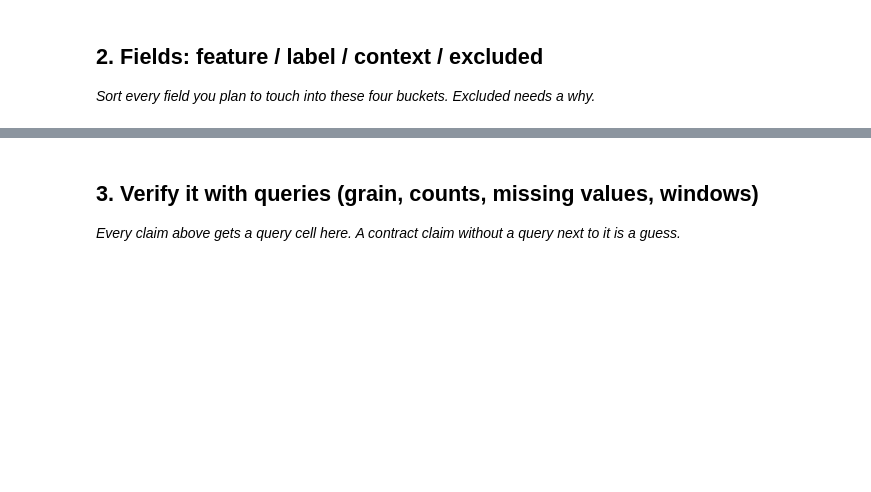
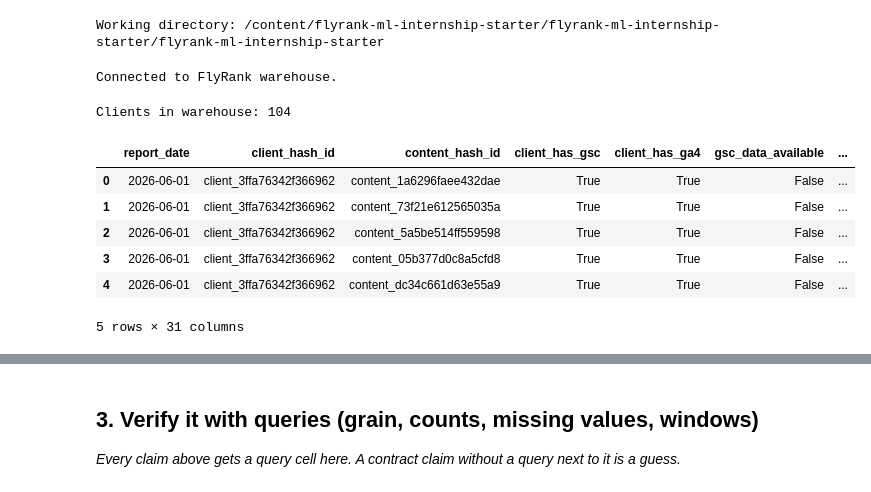
Before and after one commit to pr120107/flyrank-ml-internship, a Jupyter notebook: work/notebooks/w03_data_contract.ipynb, the cells around one changed output, grey strips where cells are left out. Drawn from its saved outputs; the diff is of its cells as text; code cells hidden in the pictures; blank space fills up the shorter version.

Commit message:
Complete ML-04 data contract notebook

```diff
--- a/work/notebooks/w03_data_contract.ipynb
+++ b/work/notebooks/w03_data_contract.ipynb
@@ -13,4 +9,73 @@ This skeleton is yours to fill. Work the sections **in order** — each one has
-# %% [markdown]
-## 2. Fields: feature / label / context / excluded
-
-*Sort every field you plan to touch into these four buckets. Excluded needs a why.*
+# %%
+import os
+import sys
+import subprocess
+
+IN_COLAB = "google.colab" in sys.modules
+REPO_URL = "https://github.com/flyrank-bih/flyrank-ml-internship-starter"
+REPO_DIR = "flyrank-ml-internship-starter"
+
+if IN_COLAB:
+    if not os.path.isdir(REPO_DIR):
+        subprocess.run(
+            ["git", "clone", "--depth", "1", REPO_URL, REPO_DIR],
+            check=True
+        )
+
+    os.chdir(REPO_DIR)
+
+    subprocess.run(
+        [sys.executable, "-m", "pip", "install", "-q", "-r", "requirements.txt"],
+        check=True
+    )
+
+print("Working directory:", os.getcwd())
+# %% [output]
+Working directory: /content/flyrank-ml-internship-starter/flyrank-ml-internship-starter/flyrank-ml-internship-starter
+# %%
+from google.colab import userdata
+import duckdb
+
+HF_TOKEN = userdata.get("HF_TOKEN")
+
+con = duckdb.connect()
+
+con.execute(f"""
+CREATE OR REPLACE SECRET (
+    TYPE huggingface,
+    TOKEN '{HF_TOKEN}'
+);
+""")
+
+rel = "hf://datasets/FlyRank/internship-warehouse"
+
+print("Connected to FlyRank warehouse.")
+# %% [output]
+Connected to FlyRank warehouse.
+# %%
+clients = con.sql(f"""
+SELECT COUNT(*)
+FROM read_parquet('{rel}/dim_clients.parquet')
+""").fetchone()[0]
+
+print(f"Clients in warehouse: {clients}")
+# %% [output]
+Clients in warehouse: 104
+# %%
+sample = con.sql(f"""
+SELECT *
+FROM read_parquet(
+    '{rel}/fact_content_daily_performance_sample.parquet'
+)
+LIMIT 5
+""").df()
+
+sample
+# %% [output]
+|  | report_date | client_hash_id | content_hash_id | client_has_gsc | client_has_ga4 | gsc_data_available | ... |
+| 0 | 2026-06-01 | client_3ffa76342f366962 | content_1a6296faee432dae | True | True | False | ... |
+| 1 | 2026-06-01 | client_3ffa76342f366962 | content_73f21e612565035a | True | True | False | ... |
+| 2 | 2026-06-01 | client_3ffa76342f366962 | content_5a5be514ff559598 | True | True | False | ... |
+| 3 | 2026-06-01 | client_3ffa76342f366962 | content_05b377d0c8a5cfd8 | True | True | False | ... |
+| 4 | 2026-06-01 | client_3ffa76342f366962 | content_dc34c661d63e55a9 | True | True | False | ... |
+5 rows × 31 columns
```
Also changed, not shown: parts of 13 cells of this notebook.
